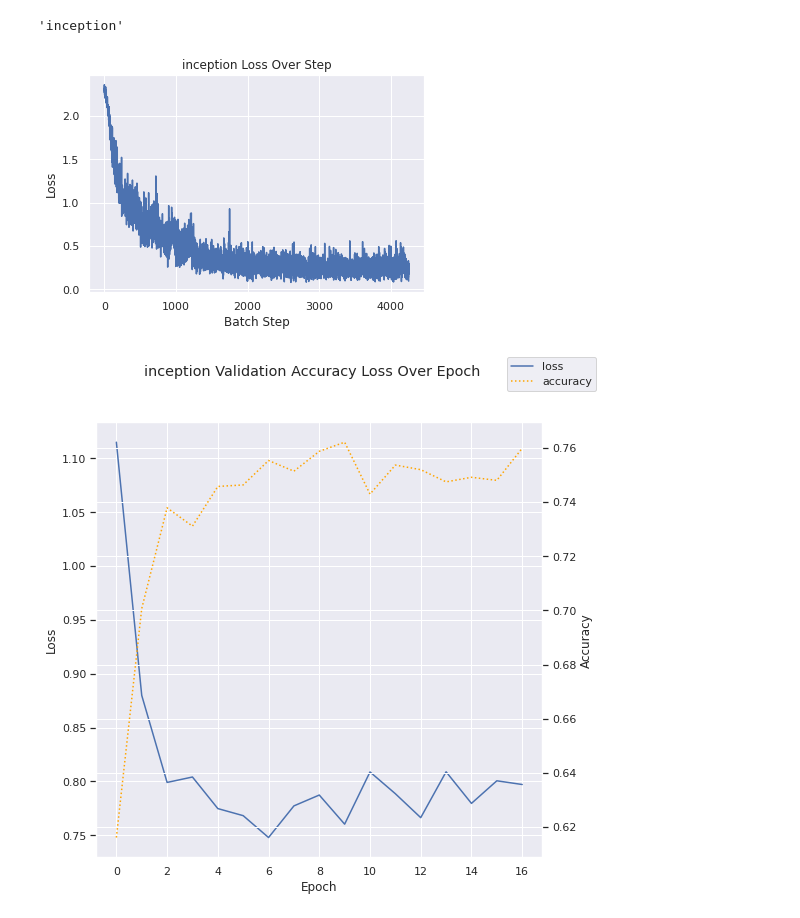
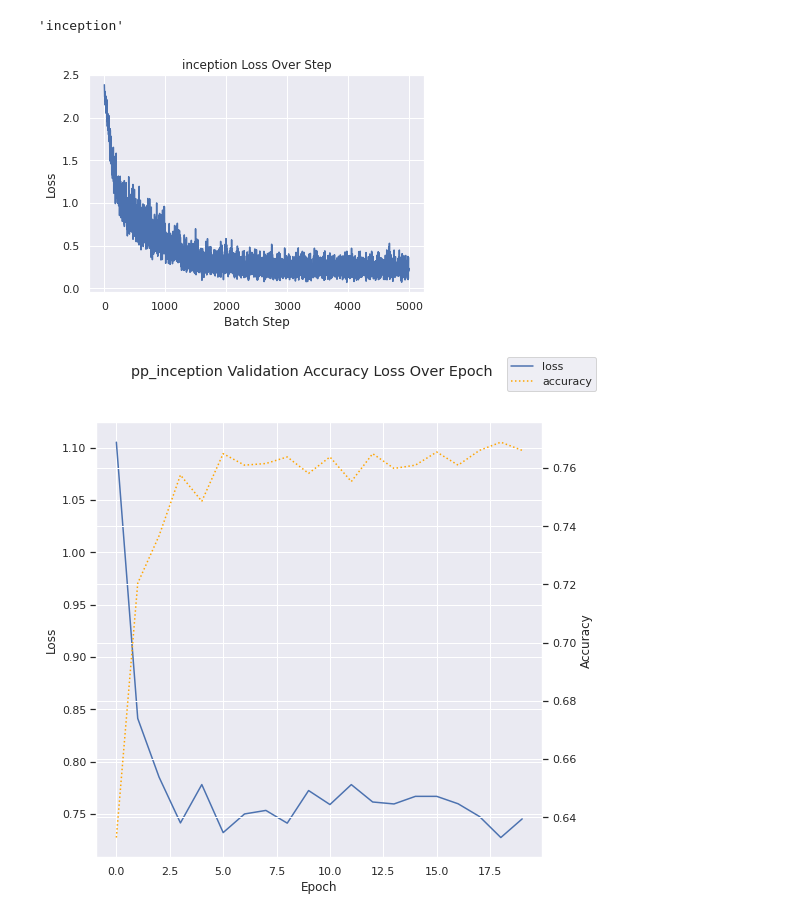
Before and after one commit to joshua-peirce/Galaxy_Classification, a Jupyter notebook: transfer_learning.ipynb, the cells around one changed output. Cells and saved outputs as stored; diff of their text form; code cells hidden in the pictures.

```diff
--- a/transfer_learning.ipynb
+++ b/transfer_learning.ipynb
@@ -24,7 +27,7 @@ Using cuda device
 ## Data Preparation
 # %%
 # read datafile (h5)
-f = h5py.File("Galaxy10_DECals_2.h5")
+f = h5py.File("Galaxy10_DECals.h5")
 images = f.get("images")
 labels = f.get("ans")
 img_in = np.array(images)
@@ -37,7 +40,11 @@ labs = torch.from_numpy(labs)
 imgs = [x.permute(2, 0, 1) for x in imgs]
 
 # data augmentation based on model input (224 default, 299 for inception)
-MOD_INPUT_SIZE = 299
+if model_name == 'inception':
+    MOD_INPUT_SIZE = 299
+else:
+    MOD_INPUT_SIZE = 224
+
 data_transform = transforms.Compose([
         transforms.ToPILImage(),
         transforms.RandomResizedCrop(MOD_INPUT_SIZE),
@@ -108,26 +115,30 @@ def test_loop(dataloader, model, loss_fn, device):
     return test_loss, correct
 # %%
 # define parameters
-model_name = 'inception'
 learning_rate = 1e-3
-batch_size = 64
+batch_size = 32
 mm = 0.9
 sch_step = 5
-epochs = 17
+epochs = 20
 
 # set device
 device = "cuda" if torch.cuda.is_available() else "cpu"
 
 # initialize model
 model_conv = torchvision.models.inception_v3(pretrained=True)
-model_conv.aux_logits=False # only for inceptionv3
 
 # reconfigure final layer of model for transfer learning to dataset
-num_ftrs = model_conv.fc.in_features
-model_conv.fc = nn.Linear(num_ftrs, 10)
+if model_name == 'inception':
+    model_conv = torchvision.models.inception_v3(pretrained=True)
+    model_conv.aux_logits=False
+    num_ftrs = model_conv.fc.in_features
+    model_conv.fc = nn.Linear(num_ftrs, 10)
 
-# num_ftrs = model_conv.classifier[1].in_features
-# model_conv.classifier = nn.Linear(num_ftrs, 10)
+elif model_name == 'resnet50':
+    model_conv = torchvision.models.resnet50(pretrained=True)
+    num_ftrs = model_conv.fc.in_features
+    model_conv.fc = nn.Linear(num_ftrs, 10)
+    #model_conv.classifier = nn.Linear(num_ftrs, 10)
 
 # send model to device
 model_conv = model_conv.to(device)
@@ -166,8 +177,8 @@ for t in epoch_l:
     # saving best model
     if correct > max_acc:
         max_acc = correct
-        torch.save(model_conv, f'models/{model_name}.pth')
-        torch.save(model_conv.state_dict(), f'models/{model_name}_weights.pth')
+        torch.save(model_conv, f'models/pp_{model_name}.pth')
+        torch.save(model_conv.state_dict(), f'models/pp_{model_name}_weights.pth')
         print(f'Saved Model with Accuracy {correct:>0.3f}')
 
     test_l.append(test_loss)
@@ -212,24 +223,24 @@ plt.plot(step, lost_tot)
 plt.title(f'{model_name} Loss Over Step')
 plt.ylabel('Loss')
 plt.xlabel('Batch Step')
-plt.savefig(f'plots/{model_name}_training_loss.png', bbox_inches='tight', dpi=300)
+plt.savefig(f'plots/pp_{model_name}_training_loss.png', bbox_inches='tight', dpi=300)
 # %% [output]
-[figure, old version]
+[figure, new version]
 # %%
 # loss over step
 fig, ax1 = plt.subplots(figsize=(8, 8))
 ax2 = ax1.twinx()
 ax1.plot(epoch_l, test_l, label='loss')
 ax2.plot(epoch_l, correct_l, color='orange', linestyle='dotted', label='accuracy')
 fig.legend()
 
 # labels
 ax1.set_ylabel('Loss')
 ax2.set_ylabel('Accuracy')
 ax1.set_xlabel('Epoch')
-fig.suptitle(f'{model_name} Validation Accuracy Loss Over Epoch')
-fig.savefig(f'plots/{model_name}_test_stat.png', bbox_inches='tight', dpi=400)
+fig.suptitle(f'pp_{model_name} Validation Accuracy Loss Over Epoch')
+fig.savefig(f'plots/pp_{model_name}_test_stat.png', bbox_inches='tight', dpi=400)
 # %% [output]
-[figure, old version]
+[figure, new version]
 # %%
 #model_name = 'resnet50'
```
Also changed, not shown: parts of 4 cells of this notebook, 1 other file.
